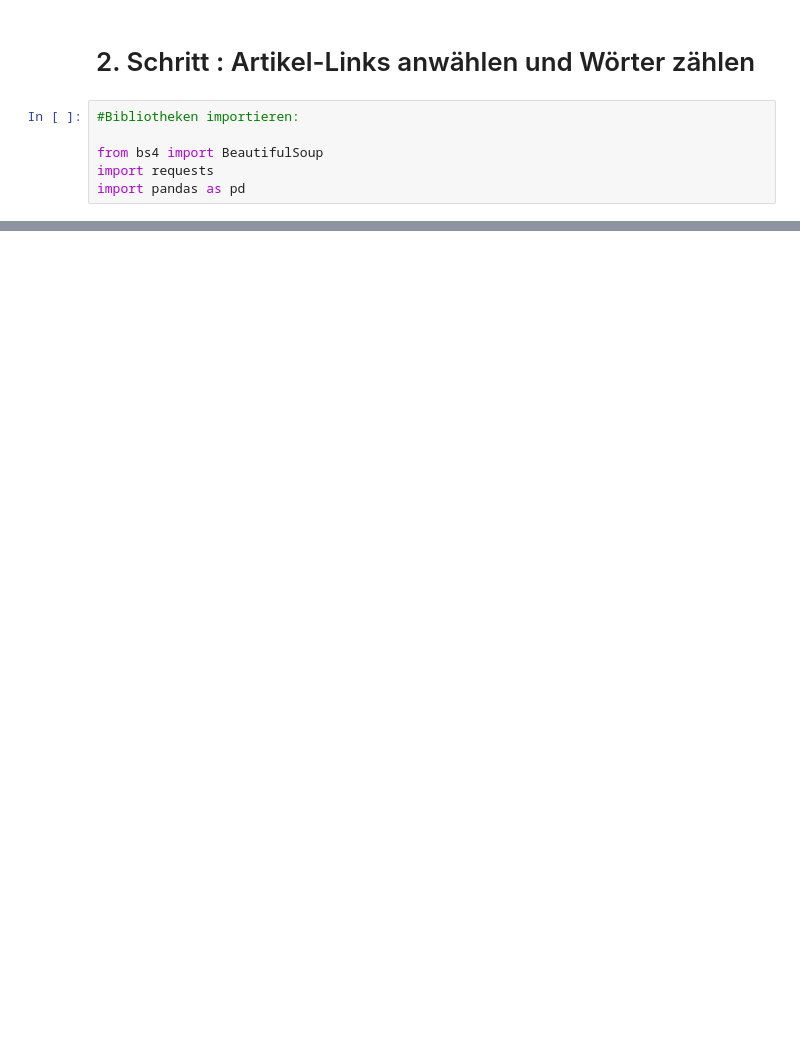
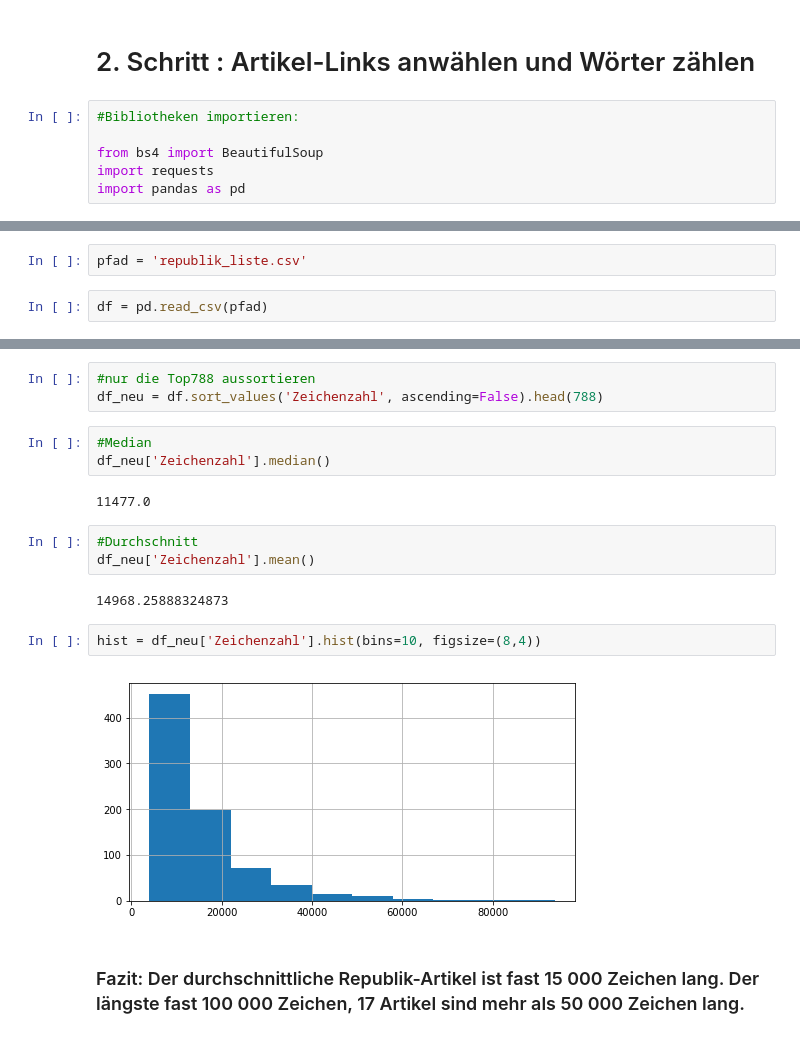
Before and after one commit to deuxnice/bootcamp, a Jupyter notebook: practice/2018_1105_Republik_Textlängen.ipynb, the cells around one changed output, grey strips where cells are left out. Cells and saved outputs as stored; diff of their text form; blank space fills up the shorter version.

Commit message:
Republik-Projekt

```diff
--- a/practice/2018_1105_Republik_Textlängen.ipynb
+++ b/practice/2018_1105_Republik_Textlängen.ipynb
@@ -245,0 +292,4 @@ ConnectionError: ('Connection aborted.', ConnectionResetError(54, 'Connection re
+# %%
+pfad = 'republik_liste.csv'
+# %%
+df = pd.read_csv(pfad)
@@ -245,0 +345,19 @@ ConnectionError: ('Connection aborted.', ConnectionResetError(54, 'Connection re
+# %%
+#nur die Top788 aussortieren
+df_neu = df.sort_values('Zeichenzahl', ascending=False).head(788)
+# %%
+#Median
+df_neu['Zeichenzahl'].median()
+# %% [output]
+11477.0
+# %%
+#Durchschnitt
+df_neu['Zeichenzahl'].mean()
+# %% [output]
+14968.25888324873
+# %%
+hist = df_neu['Zeichenzahl'].hist(bins=10, figsize=(8,4))
+# %% [output]
+[figure, added]
+# %% [markdown]
+### Fazit: Der durchschnittliche Republik-Artikel ist fast 15 000 Zeichen lang. Der längste fast 100 000 Zeichen, 17 Artikel sind mehr als 50 000 Zeichen lang.
```
Also changed, not shown: parts of 36 cells of this notebook, 2 other files.
